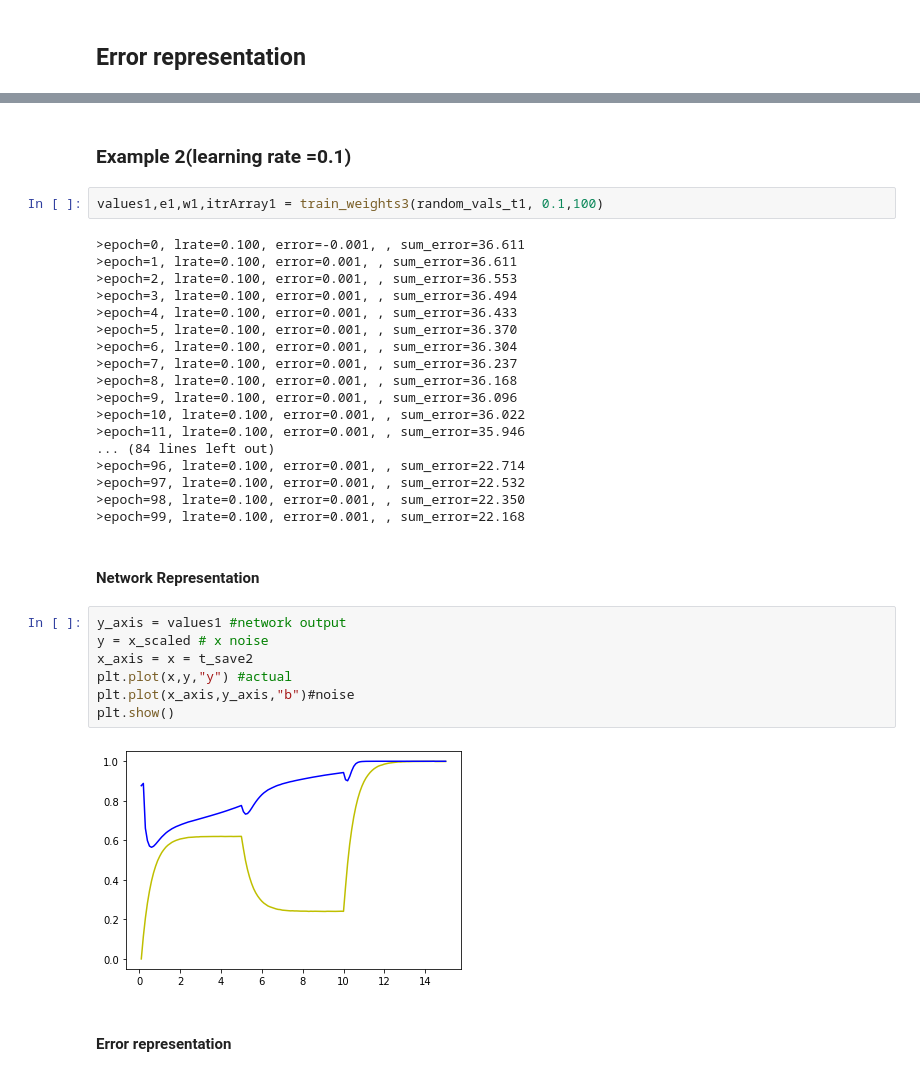
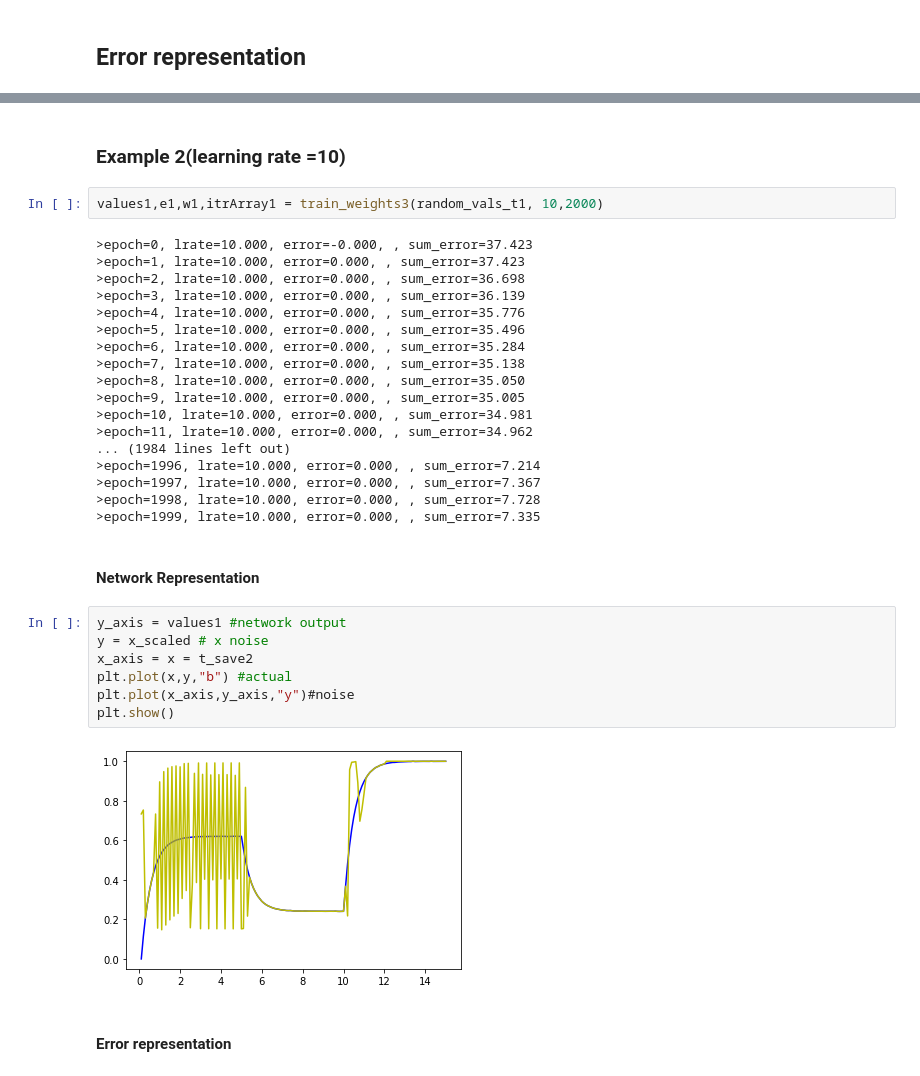
Before and after one commit to Kikumu/Computational-science-practice, a Jupyter notebook: CourseProject/Computational-Science-ACW.ipynb, the cells around one changed output, grey strips where cells are left out. Cells and saved outputs as stored; diff of their text form.

```diff
--- a/CourseProject/Computational-Science-ACW.ipynb
+++ b/CourseProject/Computational-Science-ACW.ipynb
@@ -746,36 +746,36 @@ error_plt = sns.lineplot(x="Epochs", y="Error", data=error_df1) #blue
 # %% [markdown]
-### Example 2(learning rate =0.1)
+### Example 2(learning rate =10)
 # %%
-values1,e1,w1,itrArray1 = train_weights3(random_vals_t1, 0.1,100)
+values1,e1,w1,itrArray1 = train_weights3(random_vals_t1, 10,2000)
 # %% [output]
->epoch=0, lrate=0.100, error=-0.001, , sum_error=36.611
->epoch=1, lrate=0.100, error=0.001, , sum_error=36.611
->epoch=2, lrate=0.100, error=0.001, , sum_error=36.553
->epoch=3, lrate=0.100, error=0.001, , sum_error=36.494
->epoch=4, lrate=0.100, error=0.001, , sum_error=36.433
->epoch=5, lrate=0.100, error=0.001, , sum_error=36.370
->epoch=6, lrate=0.100, error=0.001, , sum_error=36.304
->epoch=7, lrate=0.100, error=0.001, , sum_error=36.237
->epoch=8, lrate=0.100, error=0.001, , sum_error=36.168
->epoch=9, lrate=0.100, error=0.001, , sum_error=36.096
->epoch=10, lrate=0.100, error=0.001, , sum_error=36.022
->epoch=11, lrate=0.100, error=0.001, , sum_error=35.946
-... (84 lines left out)
->epoch=96, lrate=0.100, error=0.001, , sum_error=22.714
->epoch=97, lrate=0.100, error=0.001, , sum_error=22.532
->epoch=98, lrate=0.100, error=0.001, , sum_error=22.350
->epoch=99, lrate=0.100, error=0.001, , sum_error=22.168
+>epoch=0, lrate=10.000, error=-0.000, , sum_error=37.423
+>epoch=1, lrate=10.000, error=0.000, , sum_error=37.423
+>epoch=2, lrate=10.000, error=0.000, , sum_error=36.698
+>epoch=3, lrate=10.000, error=0.000, , sum_error=36.139
+>epoch=4, lrate=10.000, error=0.000, , sum_error=35.776
+>epoch=5, lrate=10.000, error=0.000, , sum_error=35.496
+>epoch=6, lrate=10.000, error=0.000, , sum_error=35.284
+>epoch=7, lrate=10.000, error=0.000, , sum_error=35.138
+>epoch=8, lrate=10.000, error=0.000, , sum_error=35.050
+>epoch=9, lrate=10.000, error=0.000, , sum_error=35.005
+>epoch=10, lrate=10.000, error=0.000, , sum_error=34.981
+>epoch=11, lrate=10.000, error=0.000, , sum_error=34.962
+... (1984 lines left out)
+>epoch=1996, lrate=10.000, error=0.000, , sum_error=7.214
+>epoch=1997, lrate=10.000, error=0.000, , sum_error=7.367
+>epoch=1998, lrate=10.000, error=0.000, , sum_error=7.728
+>epoch=1999, lrate=10.000, error=0.000, , sum_error=7.335
 # %% [markdown]
 #### Network Representation
 # %%
 y_axis = values1 #network output
 y = x_scaled # x noise
 x_axis = x = t_save2
-plt.plot(x,y,"y") #actual
-plt.plot(x_axis,y_axis,"b")#noise
+plt.plot(x,y,"b") #actual
+plt.plot(x_axis,y_axis,"y")#noise
 plt.show()
 # %% [output]
-[figure, old version]
+[figure, new version]
 # %% [markdown]
 #### Error representation
 # %%
```
Also changed, not shown: parts of 12 cells of this notebook.
